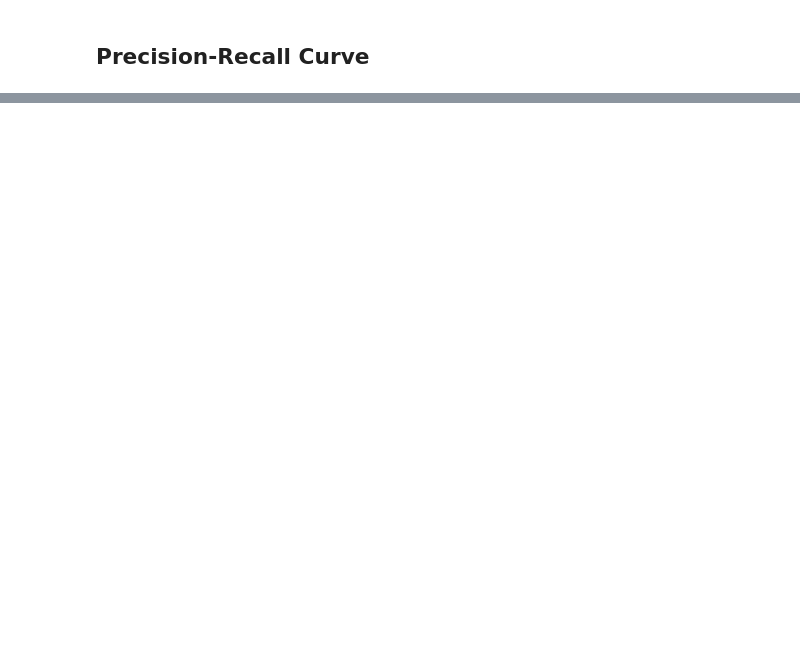
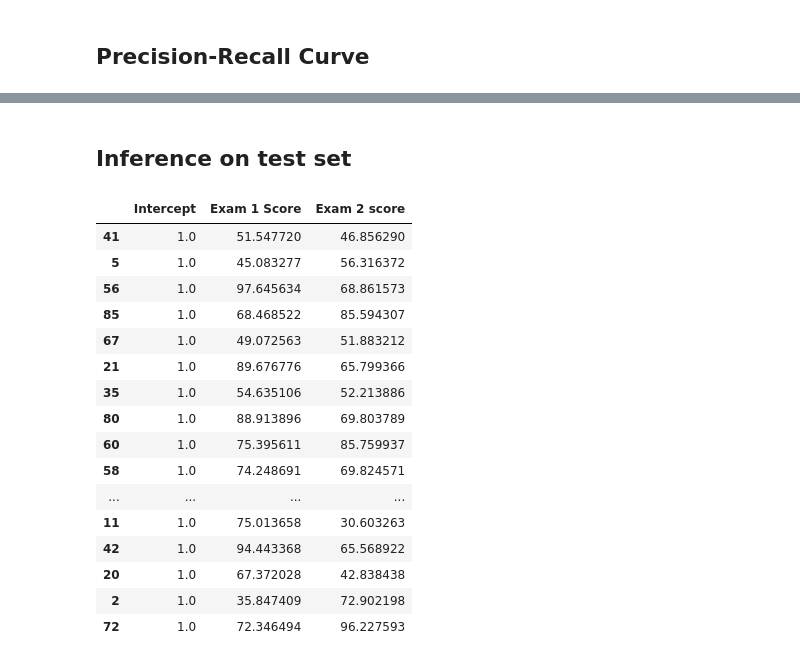
Before and after one commit to Zeruel92/hpc_exercices, a Jupyter notebook: LogisticRegression/LogisticRegression.ipynb, the cells around one changed output, grey strips where cells are left out. Cells and saved outputs as stored; diff of their text form; code cells hidden in the pictures; blank space fills up the shorter version.

```diff
--- a/LogisticRegression/LogisticRegression.ipynb
+++ b/LogisticRegression/LogisticRegression.ipynb
@@ -275,0 +282,22 @@ plt.show()
+# %% [markdown]
+## Inference on test set
+# %%
+X_test
+# %% [output]
+|  | Intercept | Exam 1 Score | Exam 2 score |
+| 41 | 1.0 | 51.547720 | 46.856290 |
+| 5 | 1.0 | 45.083277 | 56.316372 |
+| 56 | 1.0 | 97.645634 | 68.861573 |
+| 85 | 1.0 | 68.468522 | 85.594307 |
+| 67 | 1.0 | 49.072563 | 51.883212 |
+| 21 | 1.0 | 89.676776 | 65.799366 |
+| 35 | 1.0 | 54.635106 | 52.213886 |
+| 80 | 1.0 | 88.913896 | 69.803789 |
+| 60 | 1.0 | 75.395611 | 85.759937 |
+| 58 | 1.0 | 74.248691 | 69.824571 |
+| ... | ... | ... | ... |
+| 11 | 1.0 | 75.013658 | 30.603263 |
+| 42 | 1.0 | 94.443368 | 65.568922 |
+| 20 | 1.0 | 67.372028 | 42.838438 |
+| 2 | 1.0 | 35.847409 | 72.902198 |
+| 72 | 1.0 | 72.346494 | 96.227593 |
```
Also changed, not shown: parts of 19 cells of this notebook.
